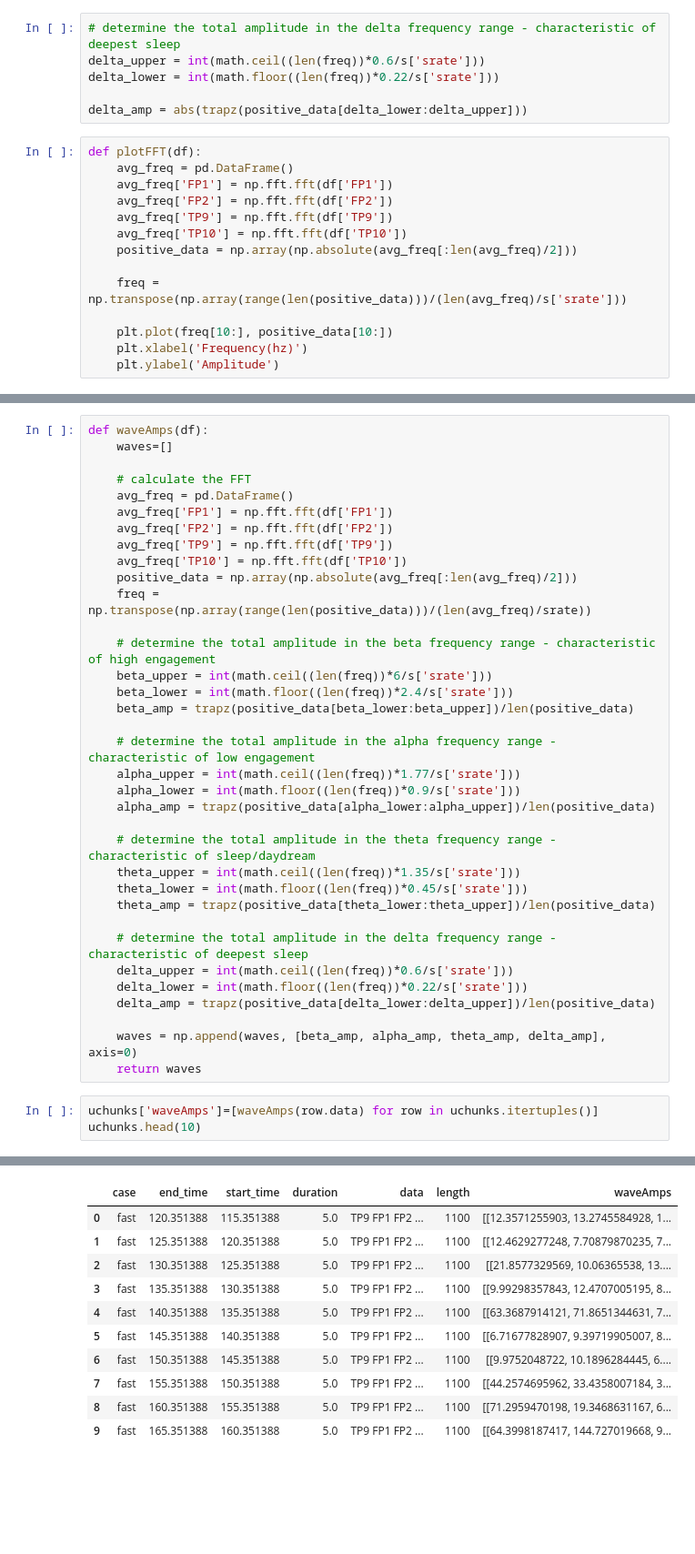
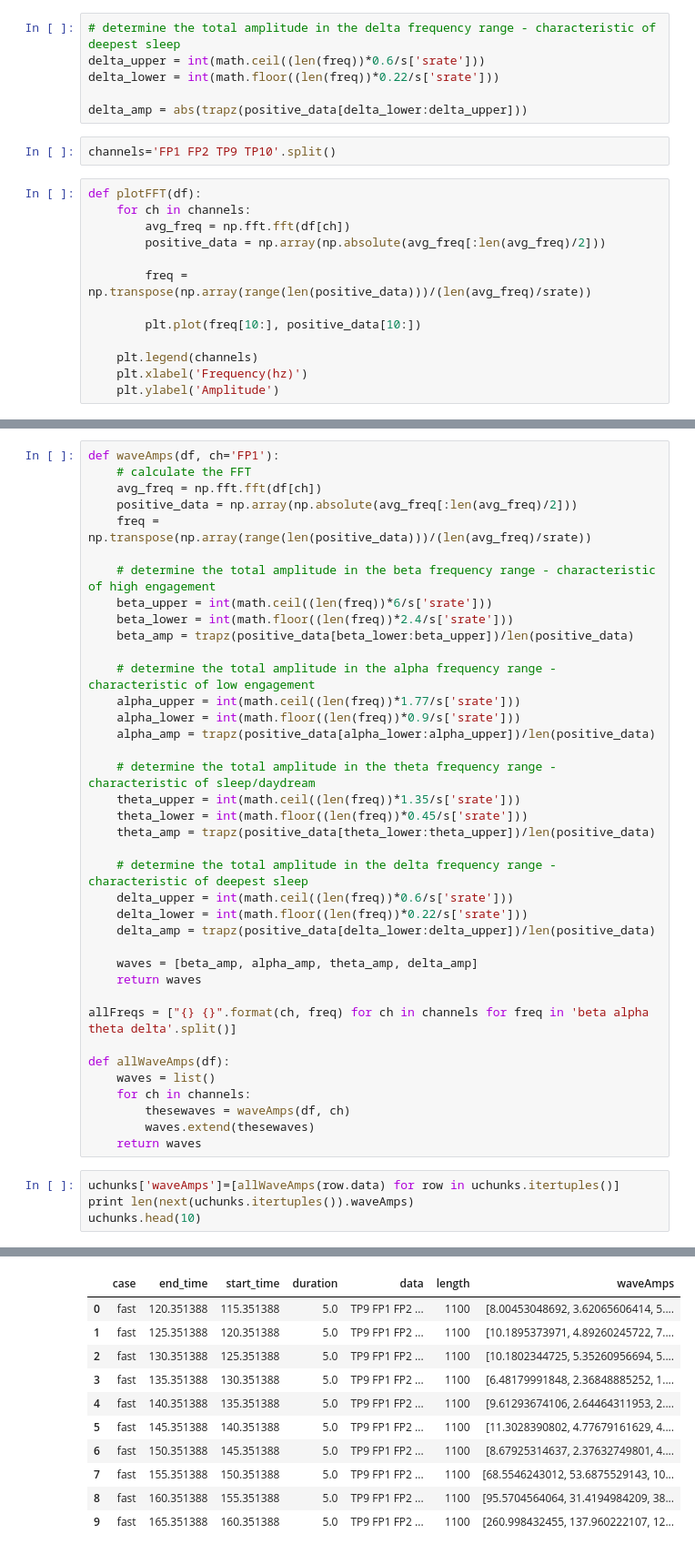
Before and after one commit to HALtheWise/neurotech-bmi, a Jupyter notebook: frequencies.ipynb, the cells around one changed output, grey strips where cells are left out. Shown at 91% size. Cells and saved outputs as stored; diff of their text form; blank space fills up the shorter version.

```diff
--- a/frequencies.ipynb
+++ b/frequencies.ipynb
@@ -167,18 +165,19 @@ delta_upper = int(math.ceil((len(freq))*0.6/s['srate']))
 delta_lower = int(math.floor((len(freq))*0.22/s['srate']))
 
 delta_amp = abs(trapz(positive_data[delta_lower:delta_upper]))
+# %%
+channels='FP1 FP2 TP9 TP10'.split()
 # %%
 def plotFFT(df):
-    avg_freq = pd.DataFrame()
-    avg_freq['FP1'] = np.fft.fft(df['FP1'])
-    avg_freq['FP2'] = np.fft.fft(df['FP2'])
-    avg_freq['TP9'] = np.fft.fft(df['TP9'])
-    avg_freq['TP10'] = np.fft.fft(df['TP10'])
-    positive_data = np.array(np.absolute(avg_freq[:len(avg_freq)/2]))
+    for ch in channels:
+        avg_freq = np.fft.fft(df[ch])
+        positive_data = np.array(np.absolute(avg_freq[:len(avg_freq)/2]))
 
-    freq = np.transpose(np.array(range(len(positive_data)))/(len(avg_freq)/s['srate']))
+        freq = np.transpose(np.array(range(len(positive_data)))/(len(avg_freq)/srate))
 
-    plt.plot(freq[10:], positive_data[10:])
+        plt.plot(freq[10:], positive_data[10:])
+
+    plt.legend(channels)
     plt.xlabel('Frequency(hz)')
     plt.ylabel('Amplitude')
 # %%
@@ -200,13 +199,7 @@ for _, row in zip(range(10), chunks.itertuples()):
 # %%
-def waveAmps(df):
-    waves=[]
-
+def waveAmps(df, ch='FP1'):
     # calculate the FFT
-    avg_freq = pd.DataFrame()
-    avg_freq['FP1'] = np.fft.fft(df['FP1'])
-    avg_freq['FP2'] = np.fft.fft(df['FP2'])
-    avg_freq['TP9'] = np.fft.fft(df['TP9'])
-    avg_freq['TP10'] = np.fft.fft(df['TP10'])
+    avg_freq = np.fft.fft(df[ch])
     positive_data = np.array(np.absolute(avg_freq[:len(avg_freq)/2]))
     freq = np.transpose(np.array(range(len(positive_data)))/(len(avg_freq)/srate))
 
@@ -230,9 +223,19 @@ def waveAmps(df):
     delta_lower = int(math.floor((len(freq))*0.22/s['srate']))
     delta_amp = trapz(positive_data[delta_lower:delta_upper])/len(positive_data)
 
-    waves = np.append(waves, [beta_amp, alpha_amp, theta_amp, delta_amp], axis=0)
+    waves = [beta_amp, alpha_amp, theta_amp, delta_amp]
     return waves
+
+allFreqs = ["{} {}".format(ch, freq) for ch in channels for freq in 'beta alpha theta delta'.split()]
+
+def allWaveAmps(df):
+    waves = list()
+    for ch in channels:
+        thesewaves = waveAmps(df, ch)
+        waves.extend(thesewaves)
+    return waves
 # %%
-uchunks['waveAmps']=[waveAmps(row.data) for row in uchunks.itertuples()]
+uchunks['waveAmps']=[allWaveAmps(row.data) for row in uchunks.itertuples()]
+print len(next(uchunks.itertuples()).waveAmps)
 uchunks.head(10)
 # %% [output]
@@ -239,14 +243,14 @@ uchunks.head(10)
 |  | case | end_time | start_time | duration | data | length | waveAmps |
-| 0 | fast | 120.351388 | 115.351388 | 5.0 | TP9 FP1 FP2 ... | 1100 | [[12.3571255903, 13.2745584928, 1... |
-| 1 | fast | 125.351388 | 120.351388 | 5.0 | TP9 FP1 FP2 ... | 1100 | [[12.4629277248, 7.70879870235, 7... |
-| 2 | fast | 130.351388 | 125.351388 | 5.0 | TP9 FP1 FP2 ... | 1100 | [[21.8577329569, 10.06365538, 13.... |
-| 3 | fast | 135.351388 | 130.351388 | 5.0 | TP9 FP1 FP2 ... | 1100 | [[9.99298357843, 12.4707005195, 8... |
-| 4 | fast | 140.351388 | 135.351388 | 5.0 | TP9 FP1 FP2 ... | 1100 | [[63.3687914121, 71.8651344631, 7... |
-| 5 | fast | 145.351388 | 140.351388 | 5.0 | TP9 FP1 FP2 ... | 1100 | [[6.71677828907, 9.39719905007, 8... |
-| 6 | fast | 150.351388 | 145.351388 | 5.0 | TP9 FP1 FP2 ... | 1100 | [[9.9752048722, 10.1896284445, 6.... |
-| 7 | fast | 155.351388 | 150.351388 | 5.0 | TP9 FP1 FP2 ... | 1100 | [[44.2574695962, 33.4358007184, 3... |
-| 8 | fast | 160.351388 | 155.351388 | 5.0 | TP9 FP1 FP2 ... | 1100 | [[71.2959470198, 19.3468631167, 6... |
-| 9 | fast | 165.351388 | 160.351388 | 5.0 | TP9 FP1 FP2 ... | 1100 | [[64.3998187417, 144.727019668, 9... |
+| 0 | fast | 120.351388 | 115.351388 | 5.0 | TP9 FP1 FP2 ... | 1100 | [8.00453048692, 3.62065606414, 5.... |
+| 1 | fast | 125.351388 | 120.351388 | 5.0 | TP9 FP1 FP2 ... | 1100 | [10.1895373971, 4.89260245722, 7.... |
+| 2 | fast | 130.351388 | 125.351388 | 5.0 | TP9 FP1 FP2 ... | 1100 | [10.1802344725, 5.35260956694, 5.... |
+| 3 | fast | 135.351388 | 130.351388 | 5.0 | TP9 FP1 FP2 ... | 1100 | [6.48179991848, 2.36848885252, 1.... |
+| 4 | fast | 140.351388 | 135.351388 | 5.0 | TP9 FP1 FP2 ... | 1100 | [9.61293674106, 2.64464311953, 2.... |
+| 5 | fast | 145.351388 | 140.351388 | 5.0 | TP9 FP1 FP2 ... | 1100 | [11.3028390802, 4.77679161629, 4.... |
+| 6 | fast | 150.351388 | 145.351388 | 5.0 | TP9 FP1 FP2 ... | 1100 | [8.67925314637, 2.37632749801, 4.... |
+| 7 | fast | 155.351388 | 150.351388 | 5.0 | TP9 FP1 FP2 ... | 1100 | [68.5546243012, 53.6875529143, 10... |
+| 8 | fast | 160.351388 | 155.351388 | 5.0 | TP9 FP1 FP2 ... | 1100 | [95.5704564064, 31.4194984209, 38... |
+| 9 | fast | 165.351388 | 160.351388 | 5.0 | TP9 FP1 FP2 ... | 1100 | [260.998432455, 137.960222107, 12... |
 # %%
 chunks['waveAmps']=[waveAmps(row.data) for row in chunks.itertuples()]
 chunks.head(10)
```
Also changed, not shown: parts of 6 cells of this notebook, 2 other files.
